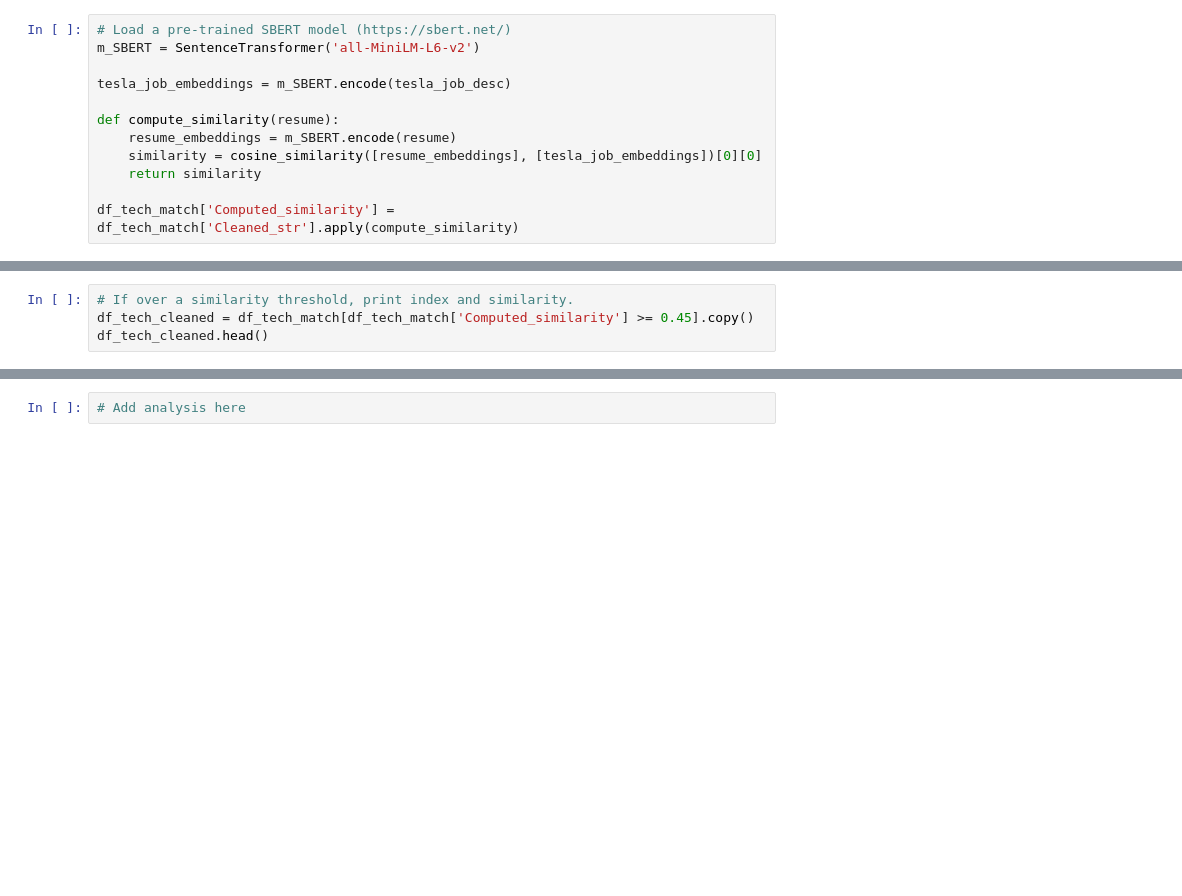
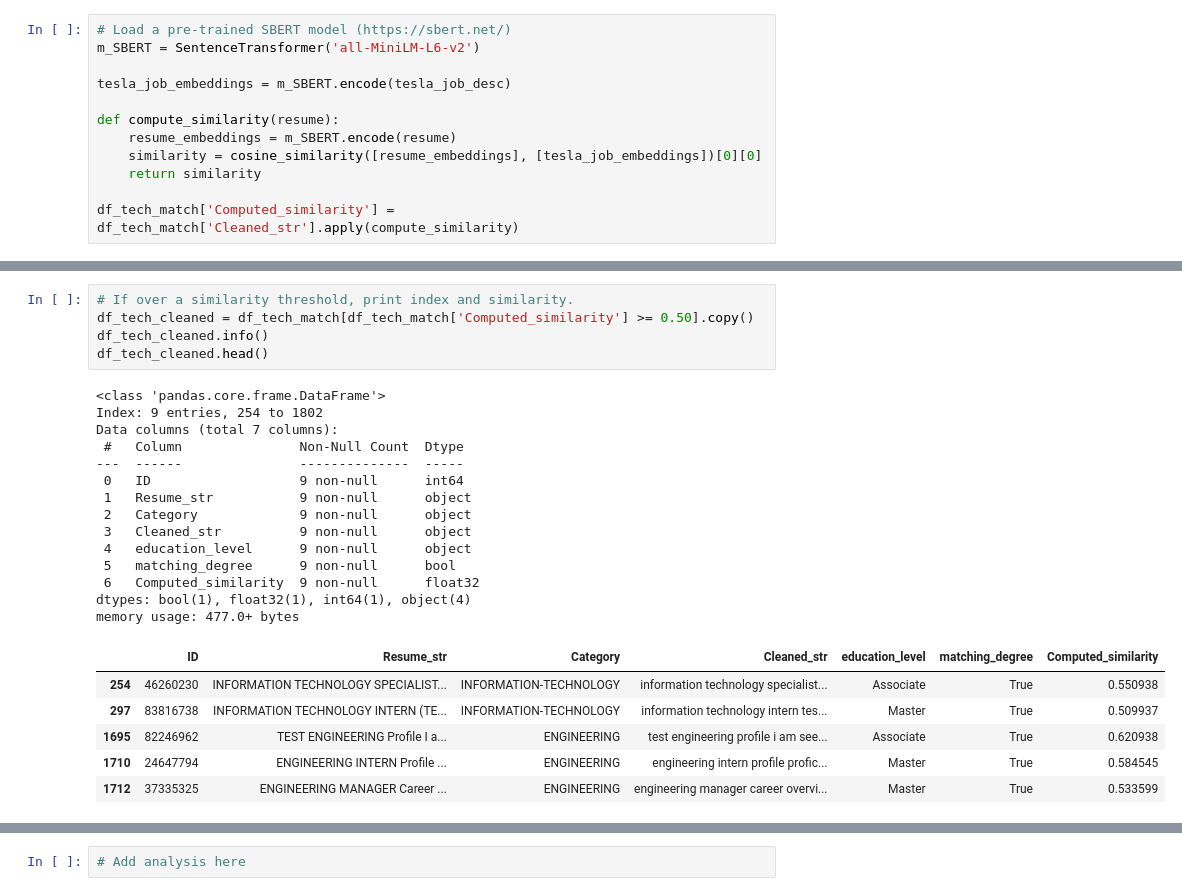
Before and after one commit to henry-AY/ResumeScreening, a Jupyter notebook: Resume_Screening.ipynb, the cells around one changed output, grey strips where cells are left out. Drawn from its saved outputs; the diff is of its cells as text; blank space fills up the shorter version.

```diff
--- a/Resume_Screening.ipynb
+++ b/Resume_Screening.ipynb
@@ -512,4 +405,26 @@ plt.show()
 # %%
 # If over a similarity threshold, print index and similarity.
-df_tech_cleaned = df_tech_match[df_tech_match['Computed_similarity'] >= 0.45].copy()
+df_tech_cleaned = df_tech_match[df_tech_match['Computed_similarity'] >= 0.50].copy()
+df_tech_cleaned.info()
 df_tech_cleaned.head()
+# %% [output]
+<class 'pandas.core.frame.DataFrame'>
+Index: 9 entries, 254 to 1802
+Data columns (total 7 columns):
+ #   Column               Non-Null Count  Dtype
+---  ------               --------------  -----
+ 0   ID                   9 non-null      int64
+ 1   Resume_str           9 non-null      object
+ 2   Category             9 non-null      object
+ 3   Cleaned_str          9 non-null      object
+ 4   education_level      9 non-null      object
+ 5   matching_degree      9 non-null      bool
+ 6   Computed_similarity  9 non-null      float32
+dtypes: bool(1), float32(1), int64(1), object(4)
+memory usage: 477.0+ bytes
+|  | ID | Resume_str | Category | Cleaned_str | education_level | matching_degree | Computed_similarity |
+| 254 | 46260230 | INFORMATION TECHNOLOGY SPECIALIST... | INFORMATION-TECHNOLOGY | information technology specialist... | Associate | True | 0.550938 |
+| 297 | 83816738 | INFORMATION TECHNOLOGY INTERN (TE... | INFORMATION-TECHNOLOGY | information technology intern tes... | Master | True | 0.509937 |
+| 1695 | 82246962 | TEST ENGINEERING Profile I a... | ENGINEERING | test engineering profile i am see... | Associate | True | 0.620938 |
+| 1710 | 24647794 | ENGINEERING INTERN Profile ... | ENGINEERING | engineering intern profile profic... | Master | True | 0.584545 |
+| 1712 | 37335325 | ENGINEERING MANAGER Career ... | ENGINEERING | engineering manager career overvi... | Master | True | 0.533599 |
```
Also changed, not shown: parts of 25 cells of this notebook.
